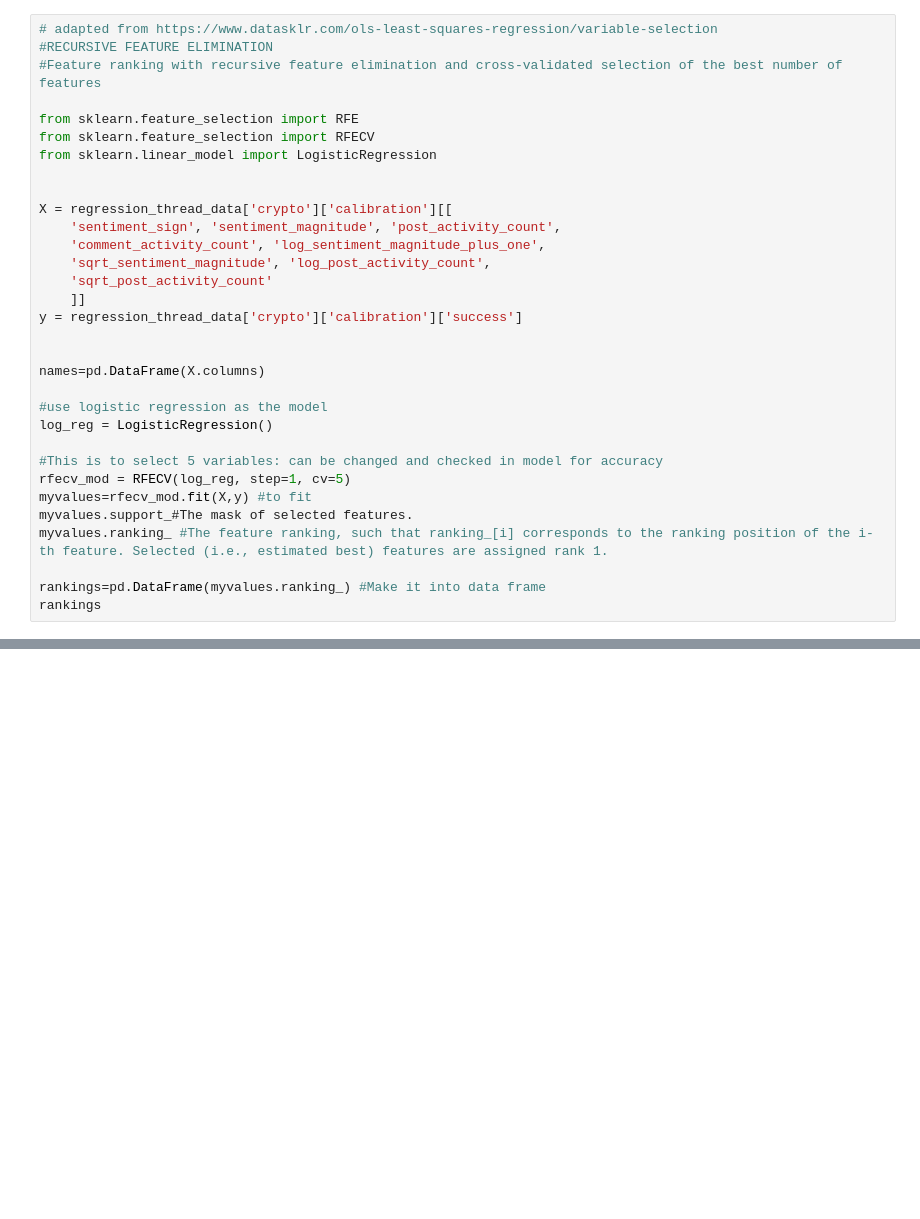
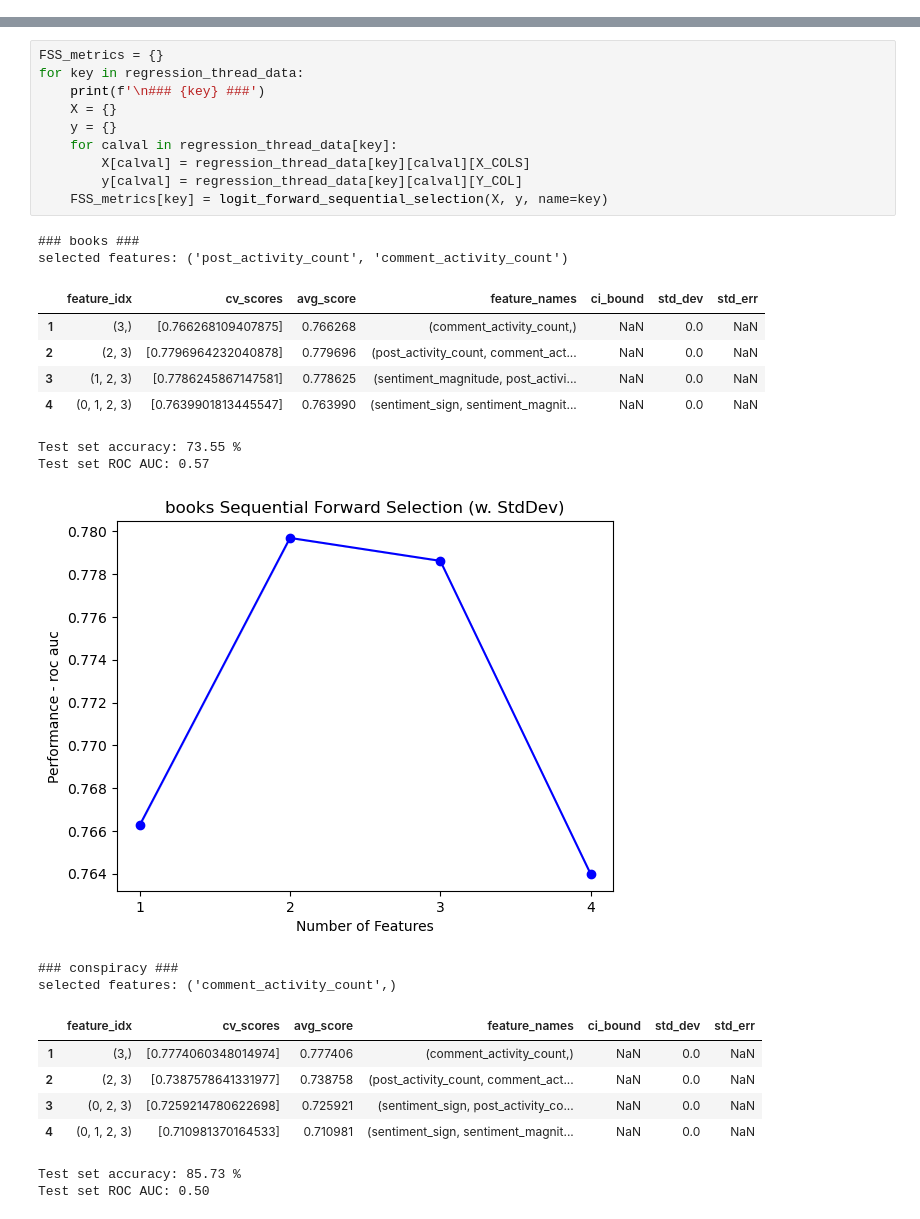
Before and after one commit to caralynch/reddit_analyses, a Jupyter notebook: 12_model_feature_selection.ipynb, the cells around one changed output, grey strips where cells are left out. Drawn from its saved outputs; the diff is of its cells as text; blank space fills up the shorter version.

Commit message:
model feature selection

```diff
--- a/12_model_feature_selection.ipynb
+++ b/12_model_feature_selection.ipynb
@@ -171,32 +24,0 @@ Index(['thread_id', 'thread_size', 'authors', 'timestamp', 'author', 'score',
-# %%
-# adapted from https://www.datasklr.com/ols-least-squares-regression/variable-selection
-#RECURSIVE FEATURE ELIMINATION
-#Feature ranking with recursive feature elimination and cross-validated selection of the best number of features
-
-from sklearn.feature_selection import RFE
-from sklearn.feature_selection import RFECV
-from sklearn.linear_model import LogisticRegression
-
-
-X = regression_thread_data['crypto']['calibration'][[
-    'sentiment_sign', 'sentiment_magnitude', 'post_activity_count',
-    'comment_activity_count', 'log_sentiment_magnitude_plus_one',
-    'sqrt_sentiment_magnitude', 'log_post_activity_count',
-    'sqrt_post_activity_count'
-    ]]
-y = regression_thread_data['crypto']['calibration']['success']
-
-
-names=pd.DataFrame(X.columns)
-
-#use logistic regression as the model
-log_reg = LogisticRegression()
-
-#This is to select 5 variables: can be changed and checked in model for accuracy
-rfecv_mod = RFECV(log_reg, step=1, cv=5)
-myvalues=rfecv_mod.fit(X,y) #to fit
-myvalues.support_#The mask of selected features.
-myvalues.ranking_ #The feature ranking, such that ranking_[i] corresponds to the ranking position of the i-th feature. Selected (i.e., estimated best) features are assigned rank 1.
-
-rankings=pd.DataFrame(myvalues.ranking_) #Make it into data frame
-rankings
@@ -250,0 +89,30 @@ most_important['Rank'].count()
+# %%
+FSS_metrics = {}
+for key in regression_thread_data:
+    print(f'\n### {key} ###')
+    X = {}
+    y = {}
+    for calval in regression_thread_data[key]:
+        X[calval] = regression_thread_data[key][calval][X_COLS]
+        y[calval] = regression_thread_data[key][calval][Y_COL]
+    FSS_metrics[key] = logit_forward_sequential_selection(X, y, name=key)
+# %% [output]
+### books ###
+selected features: ('post_activity_count', 'comment_activity_count')
+|  | feature_idx | cv_scores | avg_score | feature_names | ci_bound | std_dev | std_err |
+| 1 | (3,) | [0.766268109407875] | 0.766268 | (comment_activity_count,) | NaN | 0.0 | NaN |
+| 2 | (2, 3) | [0.7796964232040878] | 0.779696 | (post_activity_count, comment_act... | NaN | 0.0 | NaN |
+| 3 | (1, 2, 3) | [0.7786245867147581] | 0.778625 | (sentiment_magnitude, post_activi... | NaN | 0.0 | NaN |
+| 4 | (0, 1, 2, 3) | [0.7639901813445547] | 0.763990 | (sentiment_sign, sentiment_magnit... | NaN | 0.0 | NaN |
+Test set accuracy: 73.55 %
+Test set ROC AUC: 0.57
+[figure, added]
+### conspiracy ###
+selected features: ('comment_activity_count',)
+|  | feature_idx | cv_scores | avg_score | feature_names | ci_bound | std_dev | std_err |
+| 1 | (3,) | [0.7774060348014974] | 0.777406 | (comment_activity_count,) | NaN | 0.0 | NaN |
+| 2 | (2, 3) | [0.7387578641331977] | 0.738758 | (post_activity_count, comment_act... | NaN | 0.0 | NaN |
+| 3 | (0, 2, 3) | [0.7259214780622698] | 0.725921 | (sentiment_sign, post_activity_co... | NaN | 0.0 | NaN |
+| 4 | (0, 1, 2, 3) | [0.710981370164533] | 0.710981 | (sentiment_sign, sentiment_magnit... | NaN | 0.0 | NaN |
+Test set accuracy: 85.73 %
+Test set ROC AUC: 0.50
```
Also changed, not shown: parts of 16 cells of this notebook, 2 other files.
